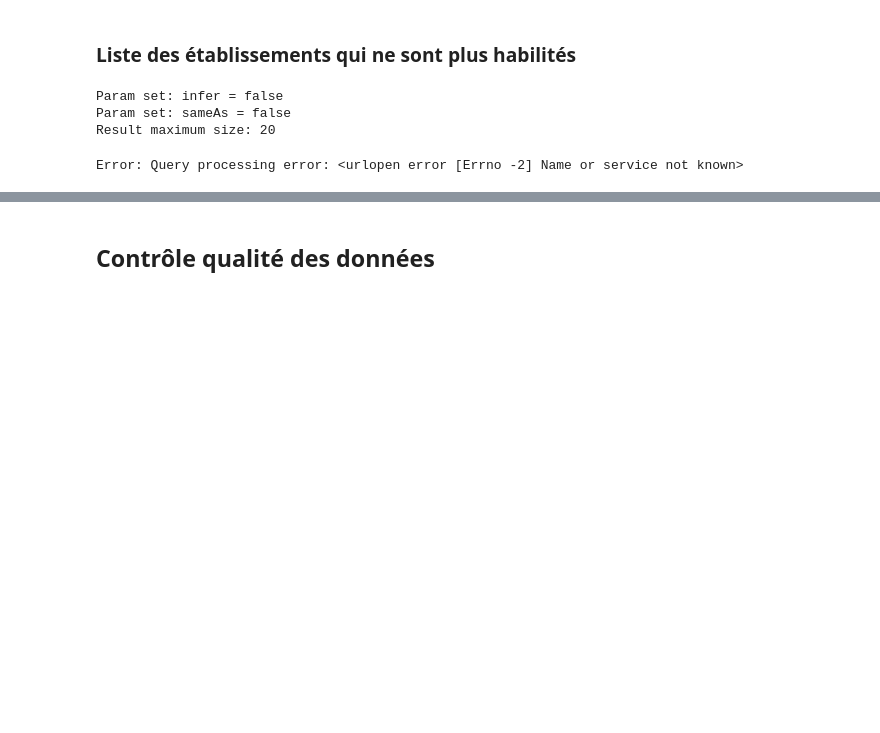
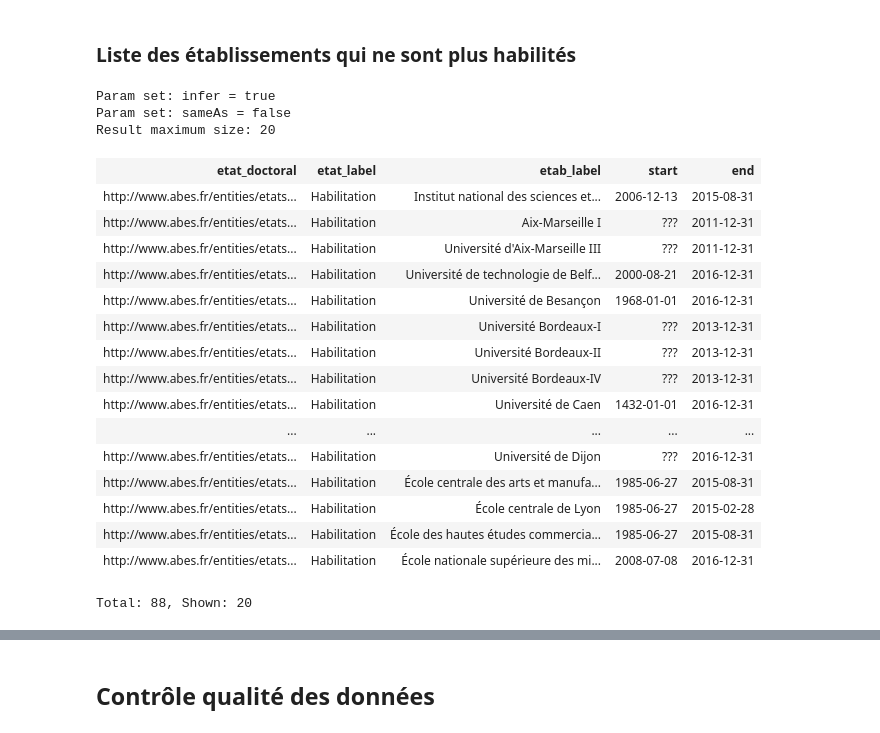
Before and after one commit to abes-esr/abes-labo-movies, a Jupyter notebook: data/ipynb/sparql.ipynb, the cells around one changed output, grey strips where cells are left out. Drawn from its saved outputs; the diff is of its cells as text; code cells hidden in the pictures; blank space fills up the shorter version.

```diff
--- a/data/ipynb/sparql.ipynb
+++ b/data/ipynb/sparql.ipynb
@@ -146,34 +155,54 @@ Error: Query processing error: <urlopen error [Errno -2] Name or service not kno
 # %% [markdown]
 ### Liste des établissements qui ne sont plus habilités
 # %%
-%endpoint http://labo-vm-2.v202.abes.fr:7200/repositories/men-habilitations-v3-habilitations-partielles-inference
-%qparam infer false
+%qparam infer true
 %qparam sameAs false
 %show 20
 
 PREFIX mov: <http://www.abes.fr/vocabularies/movies#>
+PREFIX wdt: <http://www.wikidata.org/prop/direct/>
 PREFIX foaf: <http://xmlns.com/foaf/0.1/>
+PREFIX rdfs: <http://www.w3.org/2000/01/rdf-schema#>
+PREFIX rdf: <http://www.w3.org/1999/02/22-rdf-syntax-ns#>
+PREFIX skos: <http://www.w3.org/2004/02/skos/core#>
 
-SELECT ?from ?codeEtab ?name WHERE {
-  {
-    SELECT ?from WHERE {
-        ?etat a <http://www.abes.fr/entities/etats>;
-        mov:from ?from; mov:start ?start; mov:statetype ?statetype.
+SELECT DISTINCT ?etat_doctoral ?etat_label ?etab_label ?start ?end WHERE {
+    ?etat_doctoral a [ ?x mov:EtatDoctoral; rdfs:label ?etat_label];
+        mov:from [skos:prefLabel ?etab_label].
 
-        ?etat mov:end ?end.
+    OPTIONAL {
+        ?etat_doctoral mov:start ?start.
+    }
 
-        FILTER(?statetype IN ("habilitationDoctorale", "habilitationPartielle"))
-        FILTER (?end < NOW())
+    OPTIONAL {
+        ?etat_doctoral mov:end ?end.
     }
-    GROUPBY(?from)
-  }
-   ?from mov:codeEtabid ?codeEtab; foaf:name ?name.
+
+    FILTER(LANG(?etat_label) = "en")
+    FILTER(LANG(?etab_label) = "fr")
+    FILTER (?end < NOW())
 }
 # %% [output]
-Param set: infer = false
+Param set: infer = true
 Param set: sameAs = false
 Result maximum size: 20
+| etat_doctoral | etat_label | etab_label | start | end |
+| http://www.abes.fr/entities/etats... | Habilitation | Institut national des sciences et... | 2006-12-13 | 2015-08-31 |
+| http://www.abes.fr/entities/etats... | Habilitation | Aix-Marseille I | ??? | 2011-12-31 |
+| http://www.abes.fr/entities/etats... | Habilitation | Université d'Aix-Marseille III | ??? | 2011-12-31 |
+| http://www.abes.fr/entities/etats... | Habilitation | Université de technologie de Belf... | 2000-08-21 | 2016-12-31 |
+| http://www.abes.fr/entities/etats... | Habilitation | Université de Besançon | 1968-01-01 | 2016-12-31 |
+| http://www.abes.fr/entities/etats... | Habilitation | Université Bordeaux-I | ??? | 2013-12-31 |
+| http://www.abes.fr/entities/etats... | Habilitation | Université Bordeaux-II | ??? | 2013-12-31 |
+| http://www.abes.fr/entities/etats... | Habilitation | Université Bordeaux-IV | ??? | 2013-12-31 |
+| http://www.abes.fr/entities/etats... | Habilitation | Université de Caen | 1432-01-01 | 2016-12-31 |
+| ... | ... | ... | ... | ... |
+| http://www.abes.fr/entities/etats... | Habilitation | Université de Dijon | ??? | 2016-12-31 |
+| http://www.abes.fr/entities/etats... | Habilitation | École centrale des arts et manufa... | 1985-06-27 | 2015-08-31 |
+| http://www.abes.fr/entities/etats... | Habilitation | École centrale de Lyon | 1985-06-27 | 2015-02-28 |
+| http://www.abes.fr/entities/etats... | Habilitation | École des hautes études commercia... | 1985-06-27 | 2015-08-31 |
+| http://www.abes.fr/entities/etats... | Habilitation | École nationale supérieure des mi... | 2008-07-08 | 2016-12-31 |
-Error: Query processing error: <urlopen error [Errno -2] Name or service not known>
+Total: 88, Shown: 20
 # %% [markdown]
 ### Filiation des environnements thèses
 
```
Also changed, not shown: parts of 17 cells of this notebook, 2 other files.
